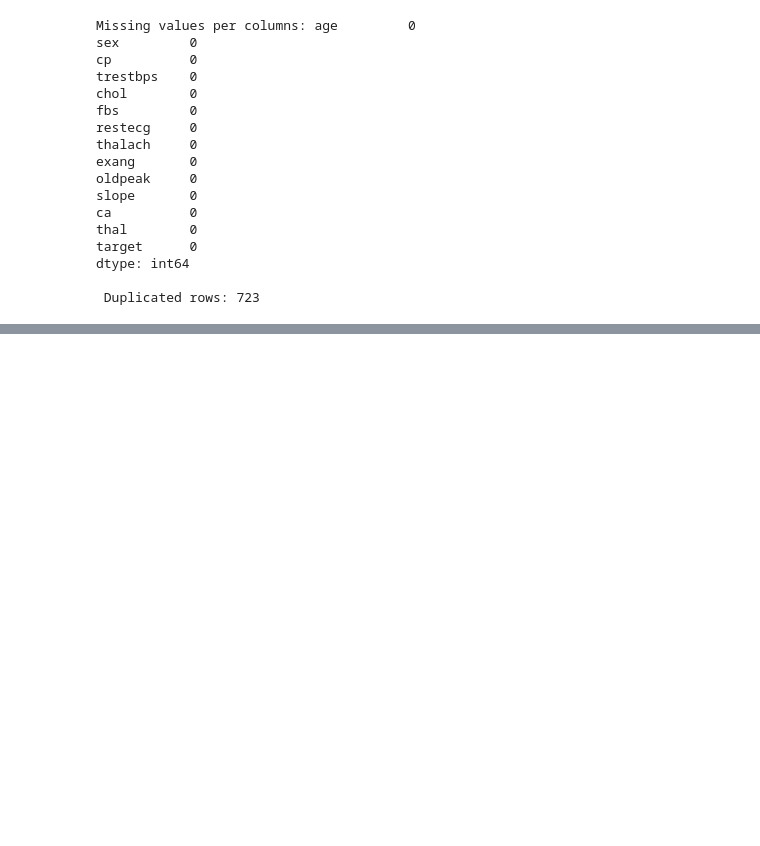
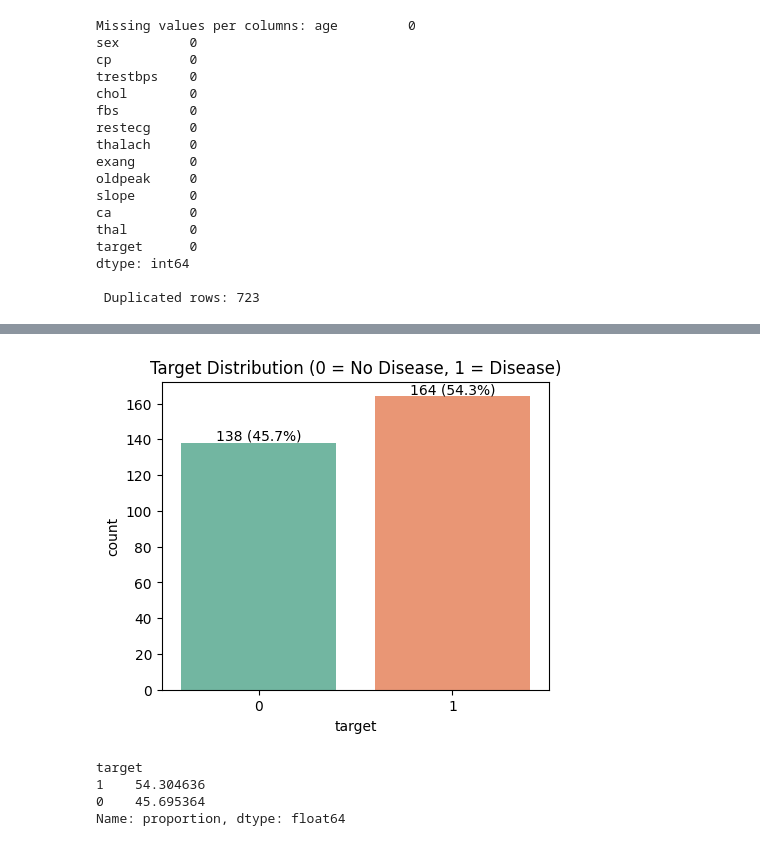
Before and after one commit to VishRoy/kaggle-notebook, a Jupyter notebook: Logistic_Regression.ipynb, the cells around one changed output, grey strips where cells are left out. Cells and saved outputs as stored; diff of their text form; code cells hidden in the pictures; blank space fills up the shorter version.

```diff
--- a/Logistic_Regression.ipynb
+++ b/Logistic_Regression.ipynb
@@ -81,0 +146,17 @@ dtype: int64
+# %%
+plt.figure(figsize=(5, 4))
+ax = sns.countplot(x='target', data=df, hue='target', palette='Set2', legend=False)
+plt.title('Target Distribution (0 = No Disease, 1 = Disease)')
+for p in ax.patches:
+    pct = 100 * p.get_height() / len(df)
+    ax.annotate(f'{int(p.get_height())} ({pct:.1f}%)', (p.get_x()+p.get_width()/2, p.get_height()),
+                ha='center', va='bottom')
+plt.savefig('03_target_distribution.png', bbox_inches='tight')
+plt.show()
+print(df['target'].value_counts(normalize=True) * 100)
+# %% [output]
+[figure, added]
+target
+1    54.304636
+0    45.695364
+Name: proportion, dtype: float64
```
Also changed, not shown: parts of 11 cells of this notebook.
